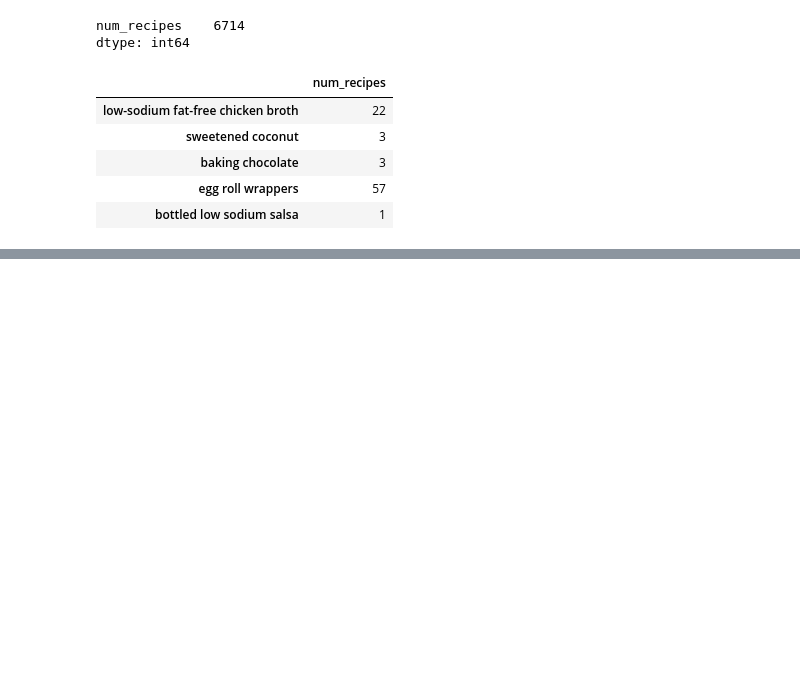
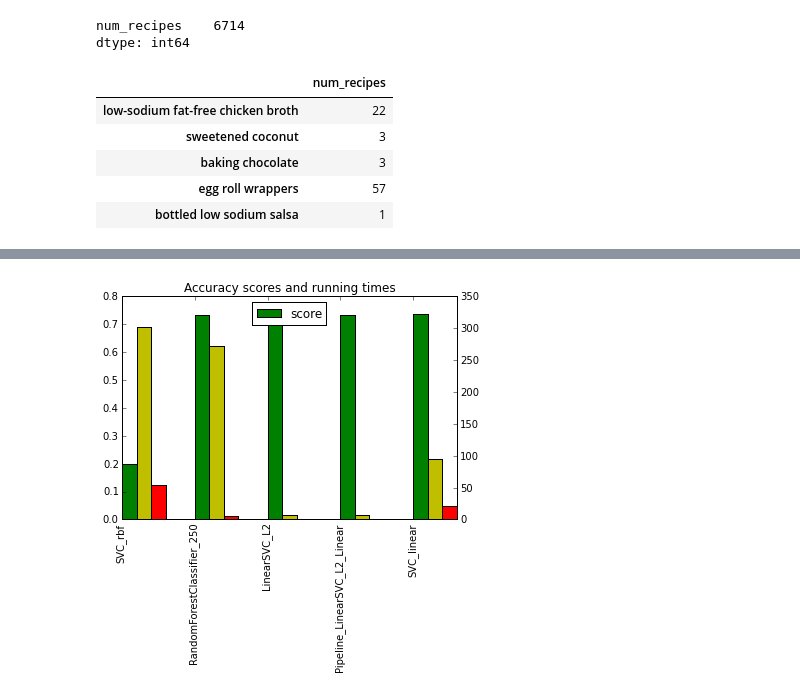
Before and after one commit to ishakaur/whatscooking, a Jupyter notebook: whatscooking.ipynb, the cells around one changed output, grey strips where cells are left out. Saved outputs shown, nothing was run; the diff lists cells and outputs as text; code cells hidden in the pictures; blank space fills up the shorter version.

```diff
--- a/whatscooking.ipynb
+++ b/whatscooking.ipynb
@@ -122,0 +153,24 @@ submission.to_csv('../output/whatscooking/whatscooking-{}.csv'.format(time.strft
+# %%
+from sklearn.linear_model import RidgeClassifier
+from sklearn.pipeline import Pipeline
+from sklearn.svm import LinearSVC, SVC
+from sklearn.linear_model import SGDClassifier
+from sklearn.linear_model import Perceptron
+from sklearn.linear_model import PassiveAggressiveClassifier
+from sklearn.naive_bayes import BernoulliNB, MultinomialNB
+from sklearn.neighbors import KNeighborsClassifier
+from sklearn.neighbors import NearestCentroid
+from sklearn.ensemble import RandomForestClassifier
+classifiers = [
+    ("SVC_rbf", SVC(kernel='rbf')),
+    ("RandomForestClassifier_250", RandomForestClassifier(n_estimators=250)),
+    ("LinearSVC_L2", LinearSVC(loss='squared_hinge', penalty='l2', dual=False, tol=1e-3)),
+    ("SVC_linear", SVC(kernel='linear')),
+    ("Pipeline_LinearSVC_L2_Linear", Pipeline([
+        ('feature_selection', LinearSVC(penalty="l2", dual=False, tol=1e-3)),
+        ('classification', LinearSVC())
+    ])),
+]
+results = []
+for name, classifier in classifiers:
+    results.append(benchmark(name, classifier))
@@ -122,0 +212,3 @@ submission.to_csv('../output/whatscooking/whatscooking-{}.csv'.format(time.strft
+# %%
+sorted_results = sorted(results, key=lambda x: x[1])
+sorted_results
@@ -122,0 +230,3 @@ submission.to_csv('../output/whatscooking/whatscooking-{}.csv'.format(time.strft
+# %%
+rearranged_results = [[x[i] for x in sorted_results] for i in range(4)]
+rearranged_results
@@ -122,0 +254,15 @@ submission.to_csv('../output/whatscooking/whatscooking-{}.csv'.format(time.strft
+# %%
+indices = np.arange(len(results))
+clf_names, score, train_time, test_time = rearranged_results
+# %%
+plt.title("Accuracy scores and running times")
+width = 0.2
+plt.bar(indices, score, width, label="score", color='g')
+plt.legend(loc='upper center')
+plt.xticks(indices, clf_names, rotation='vertical')
+plt.twinx()
+plt.bar(indices+width, train_time, width, label="train_time", color='y')
+plt.bar(indices+(2*width), test_time, width, label="test_time", color='r')
+plt.show()
+# %% [output]
+[figure, added]
```
Also changed, not shown: parts of 21 cells of this notebook, 1 other file.
